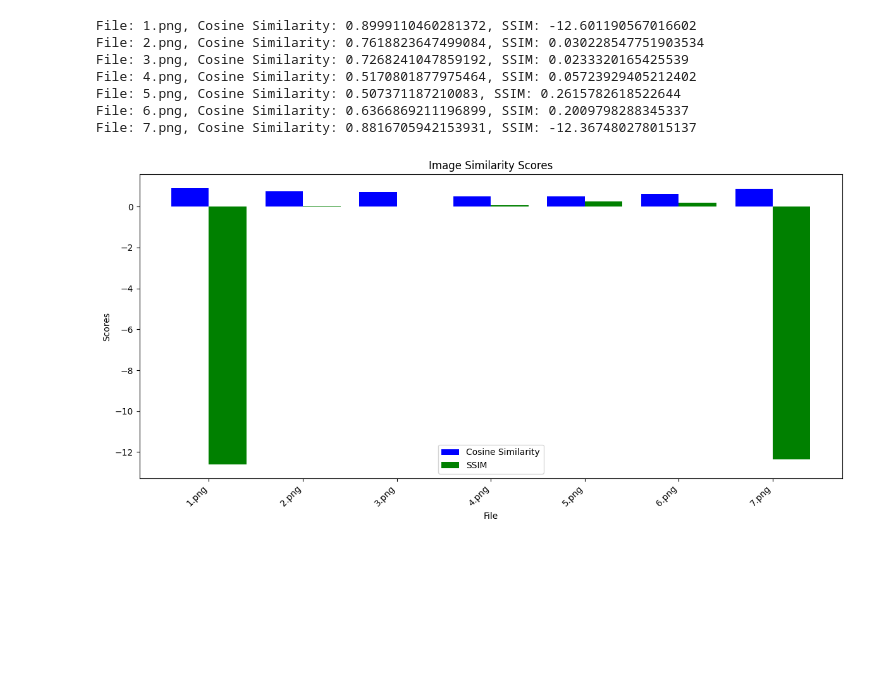
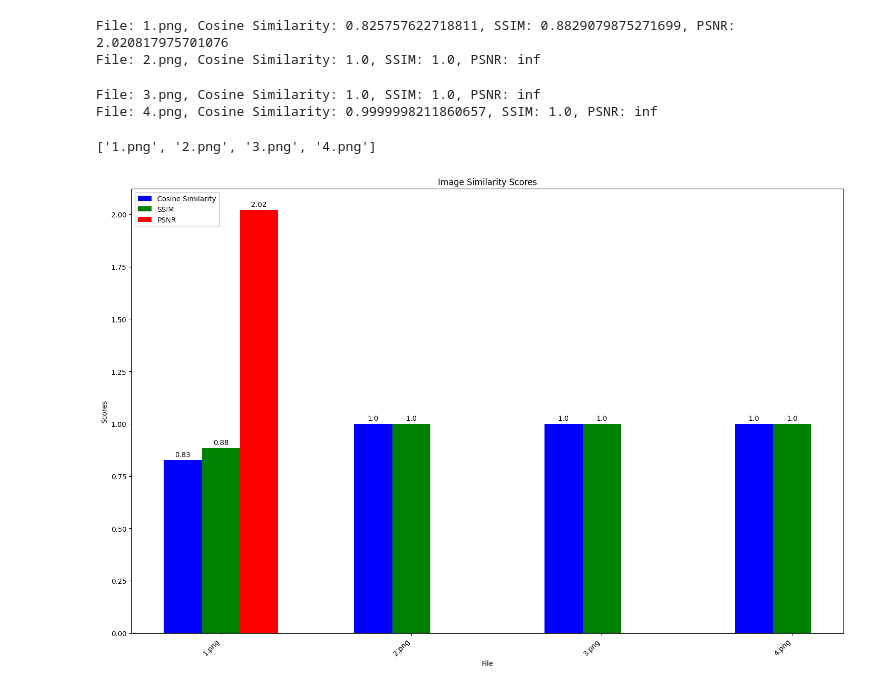
Before and after one commit to Ekanara/AI-Tool-for-Room-Decoration, a Jupyter notebook: plot.ipynb, the cells around one changed output. Saved outputs shown, nothing was run; the diff lists cells and outputs as text; code cells hidden in the pictures; blank space fills up the shorter version.

```diff
--- a/plot.ipynb
+++ b/plot.ipynb
@@ -56,24 +78,22 @@ def calculate_ssim_score(original_image, modified_image):
 base_dir = 'img'
 
 # Get the list of image files in the 'original' folder
-original_folder = os.path.join(base_dir, 'original')
+original_folder = os.path.join(base_dir, 'Original')
 original_files = os.listdir(original_folder)
 
 file_names = []
 cosine_scores = []
 ssim_scores = []
+psnr_scores= []
 
 for original_file in original_files:
     # Construct the full file paths
     original_path = os.path.join(original_folder, original_file)
-    modified_path = os.path.join(os.path.join(base_dir, 'modified'), original_file)
+    modified_path = os.path.join(os.path.join(base_dir, 'OurModel'), original_file)
 
     # Load the images
     original_image = np.array(Image.open(original_path))
     modified_image = np.array(Image.open(modified_path))
-
-    original_image_normalized = normalize_image(original_image)
-    modified_image_normalized = normalize_image(modified_image)
 
     # Resize the smaller image to match the larger one
     original_size = original_image.shape[:2]
@@ -92,18 +112,18 @@ for original_file in original_files:
     ssim_score = calculate_ssim_score(original_image, modified_image)
     ssim_scores.append(ssim_score)
 
+    psnr_score = calculate_psnr(original_image, modified_image)
+    psnr_scores.append(psnr_score)
+
     # Calculate the SSIM score
     file_names.append(original_file)
 
-    print(f"File: {original_file}, Cosine Similarity: {cosine_score}, SSIM: {ssim_score}")
+    print(f"File: {original_file}, Cosine Similarity: {cosine_score}, SSIM: {ssim_score}, PSNR: {psnr_score}")
 # %% [output]
-File: 1.png, Cosine Similarity: 0.8999110460281372, SSIM: -12.601190567016602
-File: 2.png, Cosine Similarity: 0.7618823647499084, SSIM: 0.030228547751903534
-File: 3.png, Cosine Similarity: 0.7268241047859192, SSIM: 0.0233320165425539
-File: 4.png, Cosine Similarity: 0.5170801877975464, SSIM: 0.05723929405212402
-File: 5.png, Cosine Similarity: 0.507371187210083, SSIM: 0.2615782618522644
-File: 6.png, Cosine Similarity: 0.6366869211196899, SSIM: 0.2009798288345337
-File: 7.png, Cosine Similarity: 0.8816705942153931, SSIM: -12.367480278015137
+File: 1.png, Cosine Similarity: 0.825757622718811, SSIM: 0.8829079875271699, PSNR: 2.020817975701076
+File: 2.png, Cosine Similarity: 1.0, SSIM: 1.0, PSNR: inf
+File: 3.png, Cosine Similarity: 1.0, SSIM: 1.0, PSNR: inf
+File: 4.png, Cosine Similarity: 0.9999998211860657, SSIM: 1.0, PSNR: inf
 # %%
 with open('image_similarity_scores.csv', 'w', newline='') as csvfile:
     writer = csv.writer(csvfile)
@@ -113,18 +133,52 @@ with open('image_similarity_scores.csv', 'w', newline='') as csvfile:
+# %%
+def custom_sort(file_name):
+    name, ext = os.path.splitext(file_name)
+    numeric_part = int(name.split('.')[0])
+    return (numeric_part, file_name)
+
+sorted_file_names = sorted(file_names, key=custom_sort)
+sorted_cosine_scores = [cosine_scores[file_names.index(file_name)] for file_name in sorted_file_names]
+sorted_ssim_scores = [ssim_scores[file_names.index(file_name)] for file_name in sorted_file_names]
+sorted_psnr_scores = [psnr_scores[file_names.index(file_name)] for file_name in sorted_file_names]
+
+print(sorted_file_names)
+# %% [output]
+['1.png', '2.png', '3.png', '4.png']
 # %%
-fig, ax = plt.subplots(figsize=(12, 6))
+import matplotlib.pyplot as plt
 
-ax.bar(np.arange(len(file_names)) - 0.2, cosine_scores, width=0.4, color='b', label='Cosine Similarity')
-ax.bar(np.arange(len(file_names)) + 0.2, ssim_scores, width=0.4, color='g', label='SSIM')
+fig, ax = plt.subplots(figsize=(15, 10))
+
+def add_labels(bars):
+    for bar in bars:
+        height = bar.get_height()
+        ax.annotate(
+            f'{round(height, 2)}',
+            xy=(bar.get_x() + bar.get_width() / 2, height),
+            xytext=(0, 3),
+            textcoords="offset points",
+            ha='center',
+            va='bottom',
+        )
+
+bar1 = ax.bar(np.arange(len(sorted_file_names)) - 0.2, sorted_cosine_scores, width=0.2, color='b', label='Cosine Similarity')
+bar2 = ax.bar(np.arange(len(sorted_file_names)) + 0.0, sorted_ssim_scores, width=0.2, color='g', label='SSIM')
+bar3 = ax.bar(np.arange(len(sorted_file_names)) + 0.2, sorted_psnr_scores, width=0.2, color='r', label='PSNR')
 
 ax.set_xlabel('File')
 ax.set_ylabel('Scores')
-ax.set_xticks(np.arange(len(file_names)))
-ax.set_xticklabels(file_names, rotation=45, ha='right')
+ax.set_xticks(np.arange(len(sorted_file_names)))
+ax.set_xticklabels(sorted_file_names, rotation=45, ha='right')
+ax.legend(loc='upper left', bbox_to_anchor=(1, 1), fancybox=True, shadow=True)
+
+add_labels(bar1)
+add_labels(bar2)
+add_labels(bar3)
 
 ax.legend()
 plt.title('Image Similarity Scores')
 plt.tight_layout()
 plt.savefig('image_similarity_plot.png')
 plt.show()
 # %% [output]
-[figure, old version]
+[figure, new version]
```
Also changed, not shown: parts of 7 cells of this notebook.
